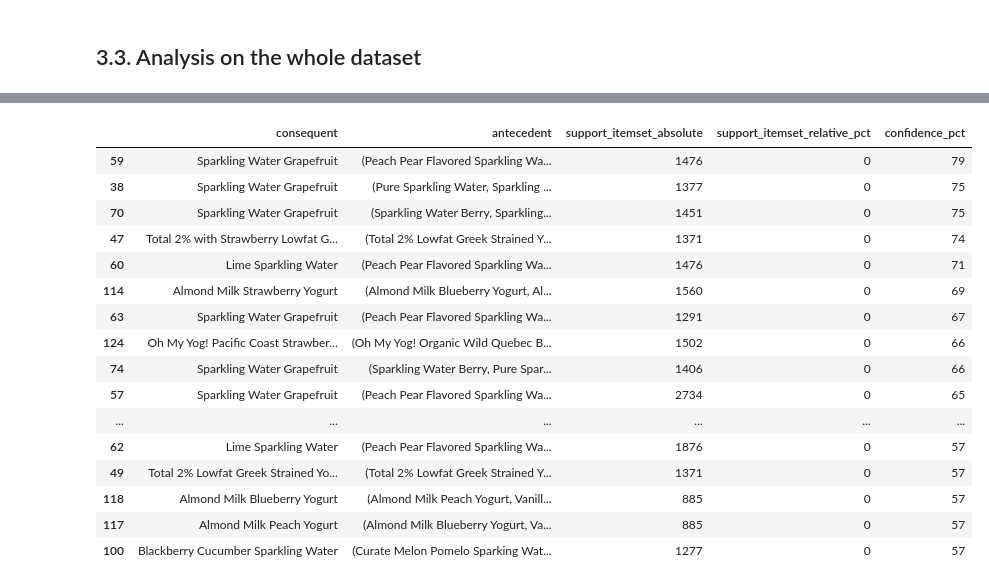
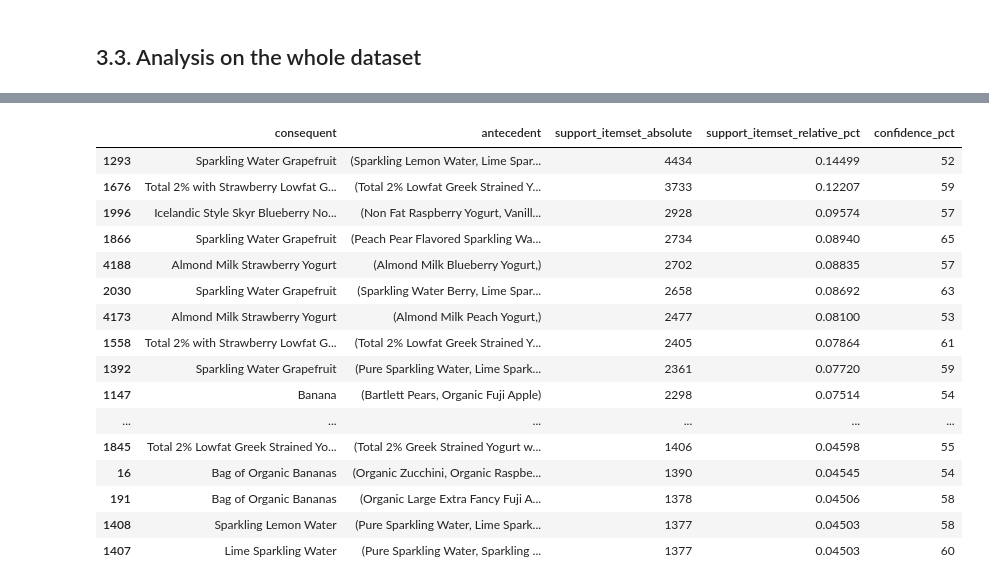
Before and after one commit to kwonowk/market-basket-analysis, a Jupyter notebook: instacart_analysis.ipynb, the cells around one changed output, grey strips where cells are left out. Saved outputs shown, nothing was run; the diff lists cells and outputs as text; code cells hidden in the pictures.

```diff
--- a/instacart_analysis.ipynb
+++ b/instacart_analysis.ipynb
@@ -285,7 +278,7 @@ products
 49688 rows × 4 columns
 # %%
 # Omitting aisles and departments for now as they contain labels of data
-transactions = order_products_prior.merge(orders, on = 'order_id', how = 'left')
+transactions = order_products.merge(orders, on = 'order_id', how = 'left')
 transactions = transactions.merge(products.drop(columns = 'product_name'), on = 'product_id', how = 'left')
 transactions.head()
 # %% [output]
@@ -487,5 +478,5 @@ from fim import arules, fpgrowth
 # %%
-supp = 0.05 # minimum support of an assoc. rule   (default: 10)
+supp = 0.01 # minimum support of an assoc. rule   (default: 10)
 conf = 50 # minimum confidence of an assoc. rule (default: 80%)
 report = 'aSC'
 algo = 'ap' # 'fp' or 'ap'
@@ -510,9 +501,5 @@ report_colnames = {
     'Q': 'support_emptyset',
     }
 
-# run apriori
-if algo == 'ap':
-    result = arules(rules_product, supp=supp, conf=conf, report=report)
-elif algo == 'fp':
-    result = fpgrowth(rules_product, supp=supp, report=report, zmin = 2, mode = 'o')
+result = arules(rules_product, supp=supp, conf=conf, report=report, zmin=2)
 # %%
@@ -544,21 +513,23 @@ Name: support_itemset_absolute, Length: 131, dtype: int64
+# %%
+df_result['support_itemset_relative_pct'] =  df_result['support_itemset_relative_pct'].map('{:,.5f}'.format)
 # %%
 # Show 50 frequent purchase combinations
-df_result.sort_values(by='confidence_pct', ascending = False).head(50)
+df_result.head(30)
 # %% [output]
 |  | consequent | antecedent | support_itemset_absolute | support_itemset_relative_pct | confidence_pct |
-| 59 | Sparkling Water Grapefruit | (Peach Pear Flavored Sparkling Wa... | 1476 | 0 | 79 |
-| 38 | Sparkling Water Grapefruit | (Pure Sparkling Water, Sparkling ... | 1377 | 0 | 75 |
-| 70 | Sparkling Water Grapefruit | (Sparkling Water Berry, Sparkling... | 1451 | 0 | 75 |
-| 47 | Total 2% with Strawberry Lowfat G... | (Total 2% Lowfat Greek Strained Y... | 1371 | 0 | 74 |
-| 60 | Lime Sparkling Water | (Peach Pear Flavored Sparkling Wa... | 1476 | 0 | 71 |
-| 114 | Almond Milk Strawberry Yogurt | (Almond Milk Blueberry Yogurt, Al... | 1560 | 0 | 69 |
-| 63 | Sparkling Water Grapefruit | (Peach Pear Flavored Sparkling Wa... | 1291 | 0 | 67 |
-| 124 | Oh My Yog! Pacific Coast Strawber... | (Oh My Yog! Organic Wild Quebec B... | 1502 | 0 | 66 |
-| 74 | Sparkling Water Grapefruit | (Sparkling Water Berry, Pure Spar... | 1406 | 0 | 66 |
-| 57 | Sparkling Water Grapefruit | (Peach Pear Flavored Sparkling Wa... | 2734 | 0 | 65 |
+| 1293 | Sparkling Water Grapefruit | (Sparkling Lemon Water, Lime Spar... | 4434 | 0.14499 | 52 |
+| 1676 | Total 2% with Strawberry Lowfat G... | (Total 2% Lowfat Greek Strained Y... | 3733 | 0.12207 | 59 |
+| 1996 | Icelandic Style Skyr Blueberry No... | (Non Fat Raspberry Yogurt, Vanill... | 2928 | 0.09574 | 57 |
+| 1866 | Sparkling Water Grapefruit | (Peach Pear Flavored Sparkling Wa... | 2734 | 0.08940 | 65 |
+| 4188 | Almond Milk Strawberry Yogurt | (Almond Milk Blueberry Yogurt,) | 2702 | 0.08835 | 57 |
+| 2030 | Sparkling Water Grapefruit | (Sparkling Water Berry, Lime Spar... | 2658 | 0.08692 | 63 |
+| 4173 | Almond Milk Strawberry Yogurt | (Almond Milk Peach Yogurt,) | 2477 | 0.08100 | 53 |
+| 1558 | Total 2% with Strawberry Lowfat G... | (Total 2% Lowfat Greek Strained Y... | 2405 | 0.07864 | 61 |
+| 1392 | Sparkling Water Grapefruit | (Pure Sparkling Water, Lime Spark... | 2361 | 0.07720 | 59 |
+| 1147 | Banana | (Bartlett Pears, Organic Fuji Apple) | 2298 | 0.07514 | 54 |
 | ... | ... | ... | ... | ... | ... |
-| 62 | Lime Sparkling Water | (Peach Pear Flavored Sparkling Wa... | 1876 | 0 | 57 |
-| 49 | Total 2% Lowfat Greek Strained Yo... | (Total 2% Lowfat Greek Strained Y... | 1371 | 0 | 57 |
-| 118 | Almond Milk Blueberry Yogurt | (Almond Milk Peach Yogurt, Vanill... | 885 | 0 | 57 |
-| 117 | Almond Milk Peach Yogurt | (Almond Milk Blueberry Yogurt, Va... | 885 | 0 | 57 |
-| 100 | Blackberry Cucumber Sparkling Water | (Curate Melon Pomelo Sparking Wat... | 1277 | 0 | 57 |
+| 1845 | Total 2% Lowfat Greek Strained Yo... | (Total 2% Greek Strained Yogurt w... | 1406 | 0.04598 | 55 |
+| 16 | Bag of Organic Bananas | (Organic Zucchini, Organic Raspbe... | 1390 | 0.04545 | 54 |
+| 191 | Bag of Organic Bananas | (Organic Large Extra Fancy Fuji A... | 1378 | 0.04506 | 58 |
+| 1408 | Sparkling Lemon Water | (Pure Sparkling Water, Lime Spark... | 1377 | 0.04503 | 58 |
+| 1407 | Lime Sparkling Water | (Pure Sparkling Water, Sparkling ... | 1377 | 0.04503 | 60 |
```
Also changed, not shown: parts of 23 cells of this notebook.
